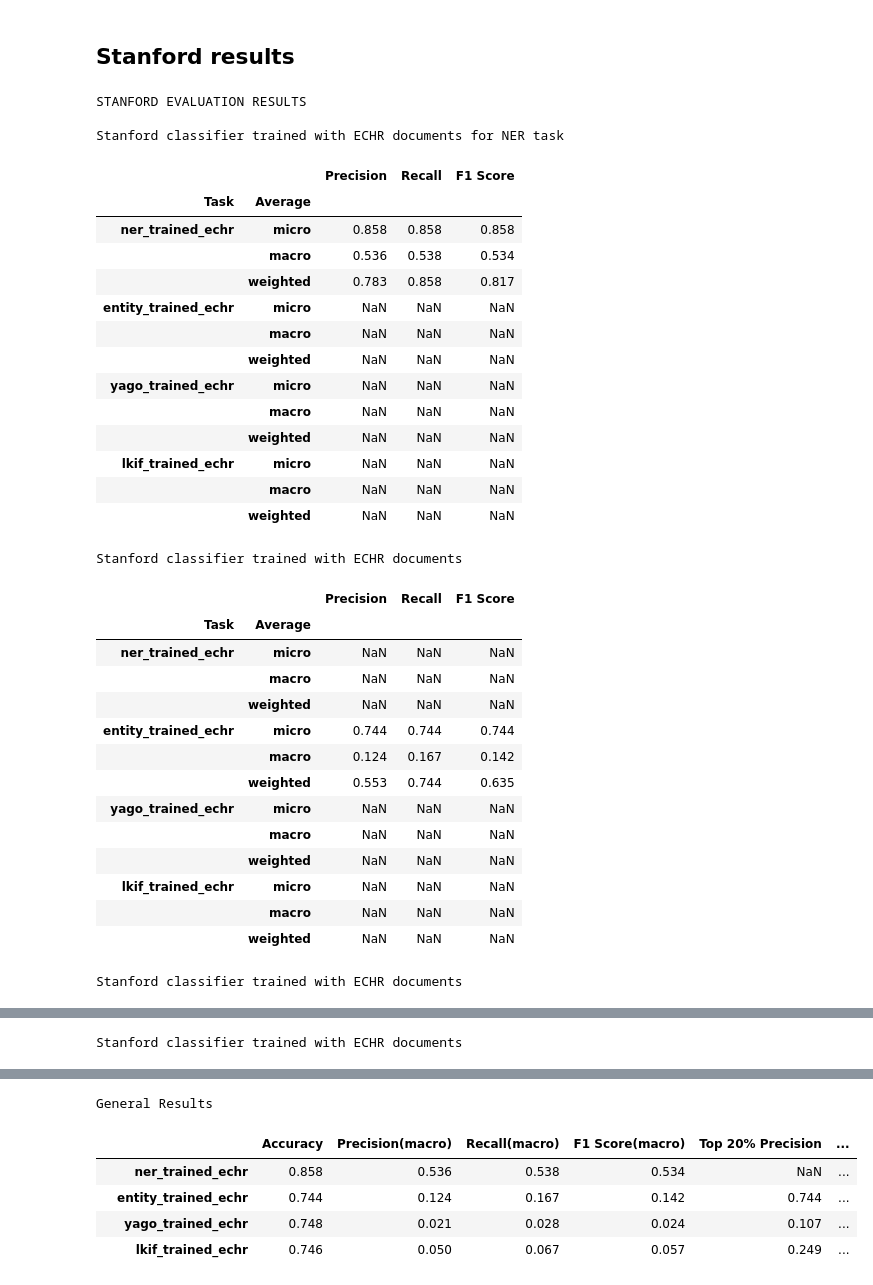
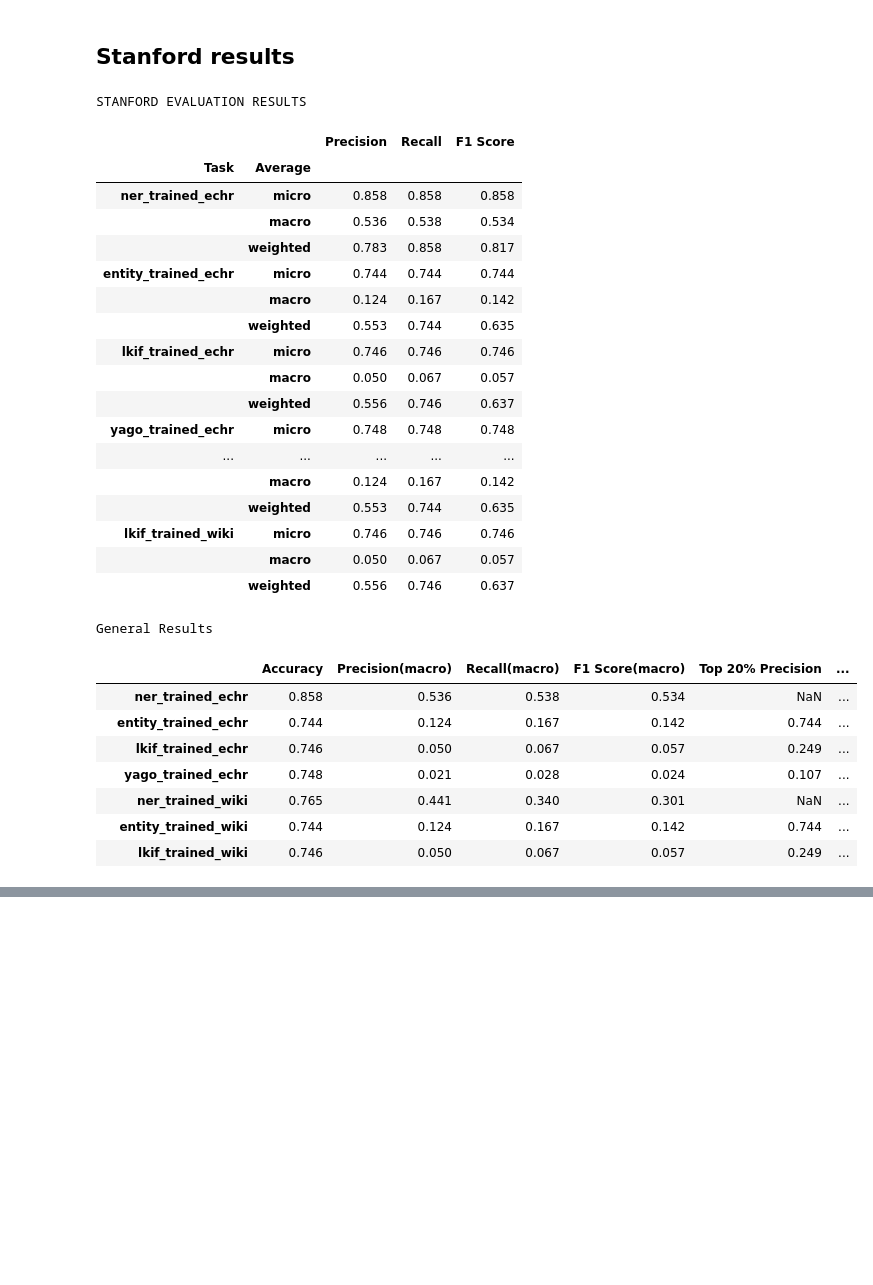
Before and after one commit to MIREL-UNC/mirel-scripts, a Jupyter notebook: Fast results.ipynb, the cells around one changed output, grey strips where cells are left out. Saved outputs shown, nothing was run; the diff lists cells and outputs as text; code cells hidden in the pictures; blank space fills up the shorter version.

```diff
--- a/Fast results.ipynb
+++ b/Fast results.ipynb
@@ -385,45 +384,43 @@ def get_stanford_results(base_filename, dataset_names, prediction_dirname):
 # %%
 base_dirname = '../results/echr/second_annotation/stanford/{}/'
 dataset_names = [
     ('ner_trained_echr', 'Stanford classifier trained with ECHR documents for NER task'),
     ('entity_trained_echr', 'Stanford classifier trained with ECHR documents'),
+    ('lkif_trained_echr', 'Stanford classifier trained with ECHR documents'),
     ('yago_trained_echr', 'Stanford classifier trained with ECHR documents'),
-    ('lkif_trained_echr', 'Stanford classifier trained with ECHR documents'),
+    ('ner_trained_wiki', 'Stanford classifier trained with ECHR documents for NER task'),
+    ('entity_trained_wiki', 'Stanford classifier trained with ECHR documents'),
+    ('lkif_trained_wiki', 'Stanford classifier trained with ECHR documents'),
 ]
 evaluation_base_filename = r'evaluation_results.csv'
 print('STANFORD EVALUATION RESULTS')
 get_stanford_results(evaluation_base_filename, dataset_names, base_dirname)
 # %% [output]
 STANFORD EVALUATION RESULTS
-
-Stanford classifier trained with ECHR documents for NER task
 |  |  | Precision | Recall | F1 Score |
 | Task | Average |  |  |  |
 | ner_trained_echr | micro | 0.858 | 0.858 | 0.858 |
 |  | macro | 0.536 | 0.538 | 0.534 |
 |  | weighted | 0.783 | 0.858 | 0.817 |
-| entity_trained_echr | micro | NaN | NaN | NaN |
-|  | macro | NaN | NaN | NaN |
-|  | weighted | NaN | NaN | NaN |
-| yago_trained_echr | micro | NaN | NaN | NaN |
-|  | macro | NaN | NaN | NaN |
-|  | weighted | NaN | NaN | NaN |
-| lkif_trained_echr | micro | NaN | NaN | NaN |
-|  | macro | NaN | NaN | NaN |
-|  | weighted | NaN | NaN | NaN |
+| entity_trained_echr | micro | 0.744 | 0.744 | 0.744 |
+|  | macro | 0.124 | 0.167 | 0.142 |
+|  | weighted | 0.553 | 0.744 | 0.635 |
+| lkif_trained_echr | micro | 0.746 | 0.746 | 0.746 |
+|  | macro | 0.050 | 0.067 | 0.057 |
+|  | weighted | 0.556 | 0.746 | 0.637 |
+| yago_trained_echr | micro | 0.748 | 0.748 | 0.748 |
+| ... | ... | ... | ... | ... |
+|  | macro | 0.124 | 0.167 | 0.142 |
+|  | weighted | 0.553 | 0.744 | 0.635 |
+| lkif_trained_wiki | micro | 0.746 | 0.746 | 0.746 |
+|  | macro | 0.050 | 0.067 | 0.057 |
+|  | weighted | 0.556 | 0.746 | 0.637 |
-Stanford classifier trained with ECHR documents
+General Results
-|  |  | Precision | Recall | F1 Score |
-| Task | Average |  |  |  |
-| ner_trained_echr | micro | NaN | NaN | NaN |
-|  | macro | NaN | NaN | NaN |
-|  | weighted | NaN | NaN | NaN |
-| entity_trained_echr | micro | 0.744 | 0.744 | 0.744 |
-|  | macro | 0.124 | 0.167 | 0.142 |
-|  | weighted | 0.553 | 0.744 | 0.635 |
-| yago_trained_echr | micro | NaN | NaN | NaN |
-|  | macro | NaN | NaN | NaN |
-|  | weighted | NaN | NaN | NaN |
-| lkif_trained_echr | micro | NaN | NaN | NaN |
-|  | macro | NaN | NaN | NaN |
-|  | weighted | NaN | NaN | NaN |
+|  |  | Accuracy | Precision(macro) | Recall(macro) | F1 Score(macro) | Top 20% Precision | ... |
+|  | ner_trained_echr | 0.858 | 0.536 | 0.538 | 0.534 | NaN | ... |
+|  | entity_trained_echr | 0.744 | 0.124 | 0.167 | 0.142 | 0.744 | ... |
+|  | lkif_trained_echr | 0.746 | 0.050 | 0.067 | 0.057 | 0.249 | ... |
+|  | yago_trained_echr | 0.748 | 0.021 | 0.028 | 0.024 | 0.107 | ... |
+|  | ner_trained_wiki | 0.765 | 0.441 | 0.340 | 0.301 | NaN | ... |
+|  | entity_trained_wiki | 0.744 | 0.124 | 0.167 | 0.142 | 0.744 | ... |
+|  | lkif_trained_wiki | 0.746 | 0.050 | 0.067 | 0.057 | 0.249 | ... |
-Stanford classifier trained with ECHR documents
@@ -444 +426,0 @@ Stanford classifier trained with ECHR documents
-Stanford classifier trained with ECHR documents
@@ -459,6 +426,0 @@ Stanford classifier trained with ECHR documents
-General Results
-|  |  | Accuracy | Precision(macro) | Recall(macro) | F1 Score(macro) | Top 20% Precision | ... |
-|  | ner_trained_echr | 0.858 | 0.536 | 0.538 | 0.534 | NaN | ... |
-|  | entity_trained_echr | 0.744 | 0.124 | 0.167 | 0.142 | 0.744 | ... |
-|  | yago_trained_echr | 0.748 | 0.021 | 0.028 | 0.024 | 0.107 | ... |
-|  | lkif_trained_echr | 0.746 | 0.050 | 0.067 | 0.057 | 0.249 | ... |
```
Also changed, not shown: parts of 10 cells of this notebook.
